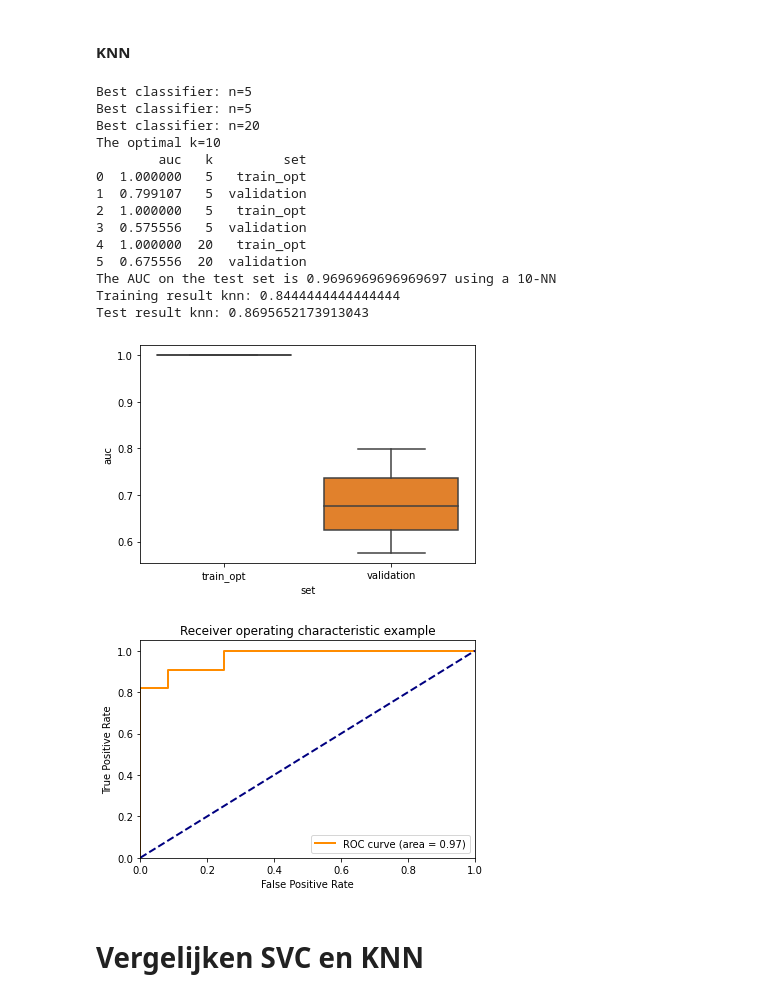
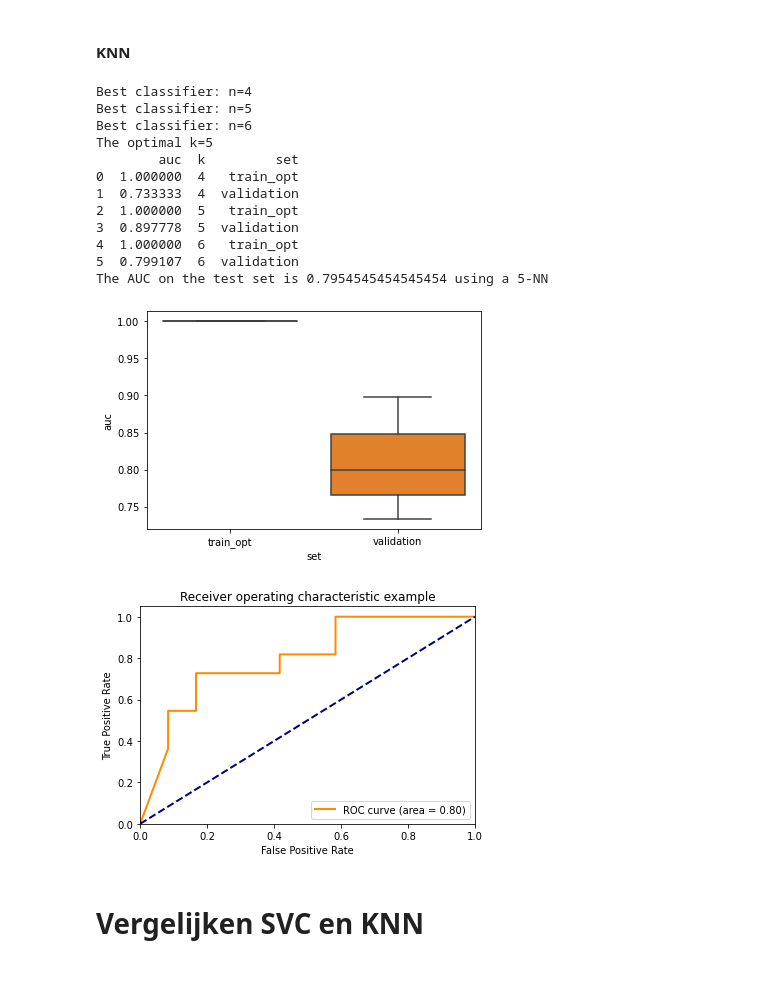
Before and after one commit to milouterbraak/TM12007---H-N-group-12, a Jupyter notebook: H&N_group_12.ipynb, the cells around one changed output. Drawn from its saved outputs; the diff is of its cells as text; code cells hidden in the pictures.

```diff
--- a/H&N_group_12.ipynb
+++ b/H&N_group_12.ipynb
@@ -217,7 +544,7 @@ for train_opt_index, validation_index in cv_3fold.split(X_train_pca,y_train_a):
         # 'gamma' : ['scale','auto'],
         # 'degree' : [1, 2, 3, 4, 5]
     }
-    svm_clf = SVC(kernel = 'linear', probability=True)
+    svm_clf = SVC(kernel = 'linear', probability=True, random_state=ran_state)
     cv_3fold = model_selection.StratifiedKFold(n_splits=3)
     grid_search = model_selection.GridSearchCV(svm_clf, parameters, cv=cv_3fold, scoring='roc_auc')
     grid_search.fit(X_train_opt, y_train_opt)
@@ -261,24 +588,20 @@ print(results)
 
 
 # Use the optimal parameters without any tuning to validate the optimal classifier
-clf = SVC(kernel = 'linear', probability=True, C=optimal_c)
+clf = SVC(kernel = 'linear', probability=True, C=optimal_c, random_state=ran_state)
 # Fit on the entire dataset
 clf.fit(X_train_pca, y_train)
 
 # Test the classifier on the indepedent test data
-probabilities = clf.predict_proba(X_test_pca)
-scores = probabilities[:, 1]
+probabilities_train = clf.predict_proba(X_train_pca)
+probabilities_test = clf.predict_proba(X_test_pca)
+scores_train = probabilities_train[:, 1]
+scores_test = probabilities_test[:, 1]
 
 # Get the auc
-auc = metrics.roc_auc_score(y_test, scores)
-print(f'The AUC on the test set is {auc} using a {optimal_c} Slack')
+auc_svc_train = metrics.roc_auc_score(y_train, scores_train)
+auc_svc_test = metrics.roc_auc_score(y_test, scores_test)
+print(f'The AUC on the test set is {auc_svc_test} using a {optimal_c} Slack')
 
-
-
-score_train_svc = clf.score(X_train_pca, y_train)
-score_test_svc = clf.score(X_test_pca, y_test)
-print(f"Training result svc: {score_train_svc}")
-print(f"Test result svc: {score_test_svc}")
-
-ROC(probabilities,y_test_bin)
+ROC(probabilities_test,y_test_bin)
 # %% [output]
@@ -347,59 +668,55 @@ for train_opt_index, validation_index in cv_3fold.split(X_train_pca,y_train_a):
     probabilities = clf.predict_proba(X_validation)
     scores = probabilities[:, 1]
 
     # Get the auc
     auc = metrics.roc_auc_score(y_validation, scores)
     results.append({
         'auc': auc,
         'k': clf.n_neighbors,
         'set': 'validation'
     })
 
 # Create results dataframe and plot it
 results = pd.DataFrame(results)
 seaborn.boxplot(y='auc', x='set', data=results)
 
 optimal_n = int(np.mean(best_cls))
 print(f"The optimal k={optimal_n}")
 print(results)
 
 
 # Use the optimal parameters without any tuning to validate the optimal classifier
-clf = SVC(kernel = 'linear', probability=True, C=optimal_n)
+clf = KNeighborsClassifier(weights='distance', n_neighbors=optimal_n)
 # Fit on the entire dataset
 clf.fit(X_train_pca, y_train)
 
 # Test the classifier on the indepedent test data
-probabilities = clf.predict_proba(X_test_pca)
-scores = probabilities[:, 1]
+probabilities_train = clf.predict_proba(X_train_pca)
+probabilities_test = clf.predict_proba(X_test_pca)
+scores_train = probabilities_train[:, 1]
+scores_test = probabilities_test[:, 1]
 
 # Get the auc
-auc = metrics.roc_auc_score(y_test, scores)
-print(f'The AUC on the test set is {auc} using a {optimal_n}-NN')
+auc_knn_train = metrics.roc_auc_score(y_train, scores_train)
+auc_knn_test = metrics.roc_auc_score(y_test, scores_test)
+print(f'The AUC on the test set is {auc_knn_test} using a {optimal_n}-NN')
 
-score_train_knn = clf.score(X_train_pca, y_train)
-score_test_knn = clf.score(X_test_pca, y_test)
-print(f"Training result knn: {score_train_knn}")
-print(f"Test result knn: {score_test_knn}")
-
-ROC(probabilities,y_test_bin)
+ROC(probabilities_test,y_test_bin)
 # %% [output]
+Best classifier: n=4
 Best classifier: n=5
-Best classifier: n=5
-Best classifier: n=20
-The optimal k=10
-        auc   k         set
-0  1.000000   5   train_opt
-1  0.799107   5  validation
-2  1.000000   5   train_opt
-3  0.575556   5  validation
-4  1.000000  20   train_opt
-5  0.675556  20  validation
-The AUC on the test set is 0.9696969696969697 using a 10-NN
-Training result knn: 0.8444444444444444
-Test result knn: 0.8695652173913043
+Best classifier: n=6
+The optimal k=5
+        auc  k         set
+0  1.000000  4   train_opt
+1  0.733333  4  validation
+2  1.000000  5   train_opt
+3  0.897778  5  validation
+4  1.000000  6   train_opt
+5  0.799107  6  validation
+The AUC on the test set is 0.7954545454545454 using a 5-NN
-[figure, old version]
+[figure, new version]
-[figure, old version]
+[figure, new version]
 # %% [markdown]
 # Vergelijken SVC en KNN
 # %%
```
Also changed, not shown: parts of 11 cells of this notebook, 2 other files.
